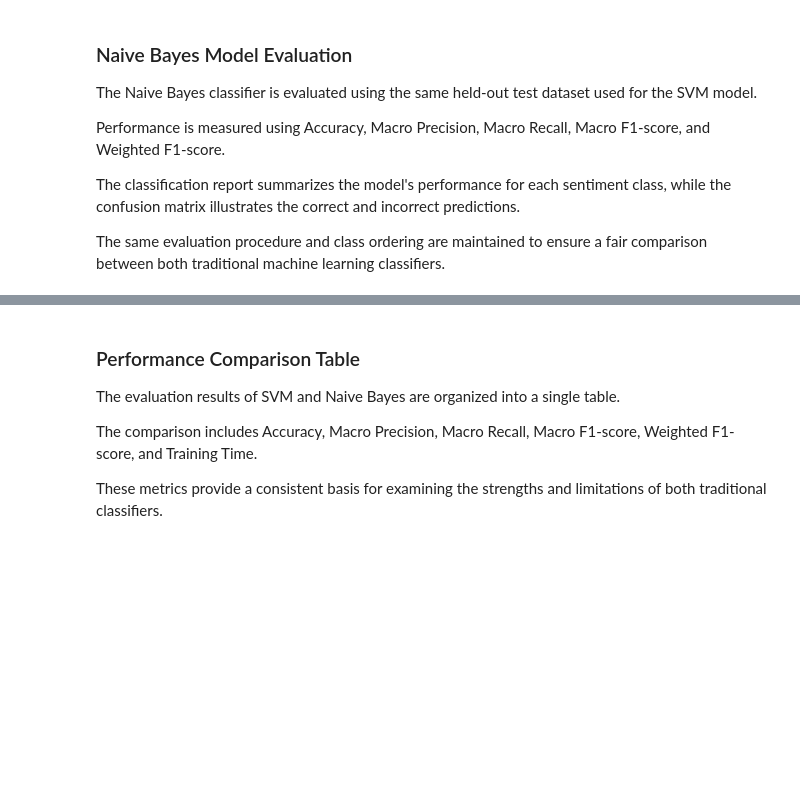
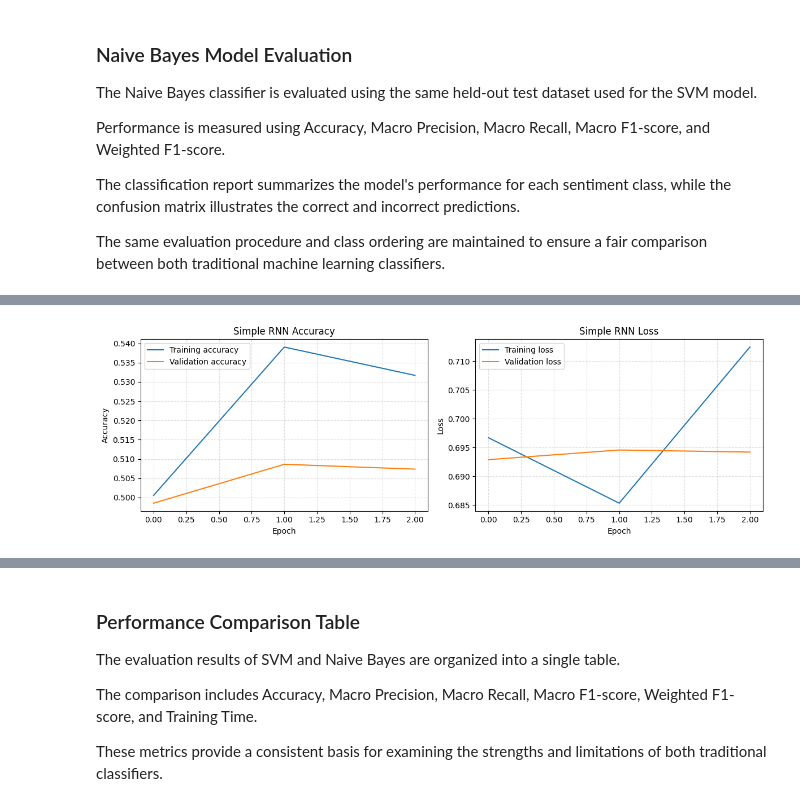
Before and after one commit to nour-hossam7/IMDb-Sentiment-Analysis, a Jupyter notebook: IMDb Movie Review Sentiment Analysis.ipynb, the cells around one changed output, grey strips where cells are left out. Cells and saved outputs as stored; diff of their text form; code cells hidden in the pictures; blank space fills up the shorter version.

```diff
--- a/IMDb Movie Review Sentiment Analysis.ipynb
+++ b/IMDb Movie Review Sentiment Analysis.ipynb
@@ -1286,0 +1372,14 @@ weighted avg       0.86      0.86      0.86      9917
+# %%
+# Plot Simple RNN training and validation accuracy and loss
+fig, axes = plt.subplots(1, 2, figsize=(12, 4))
+axes[0].plot(rnn_history.history["accuracy"], label="Training accuracy")
+axes[0].plot(rnn_history.history["val_accuracy"], label="Validation accuracy")
+axes[0].set(title="Simple RNN Accuracy", xlabel="Epoch", ylabel="Accuracy")
+axes[0].legend(); axes[0].grid(True, linestyle="--", alpha=0.4)
+axes[1].plot(rnn_history.history["loss"], label="Training loss")
+axes[1].plot(rnn_history.history["val_loss"], label="Validation loss")
+axes[1].set(title="Simple RNN Loss", xlabel="Epoch", ylabel="Loss")
+axes[1].legend(); axes[1].grid(True, linestyle="--", alpha=0.4)
+plt.tight_layout(); plt.show()
+# %% [output]
+[figure, added]
```
Also changed, not shown: parts of 33 cells of this notebook.
